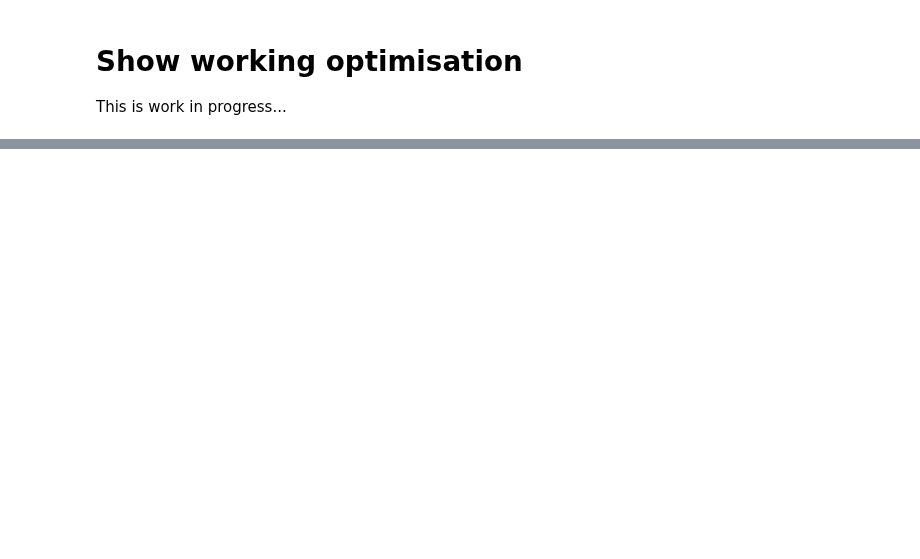
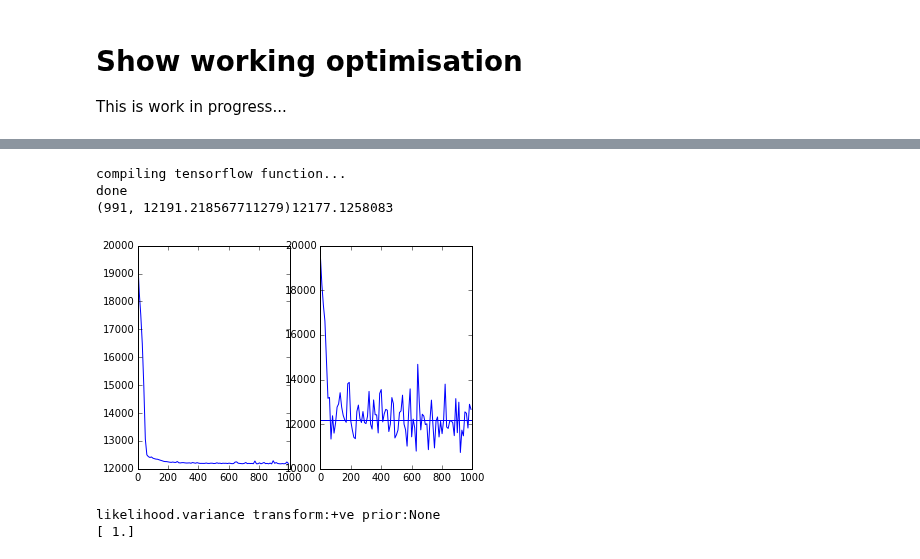
Before and after one commit to GPflow/GPflow, a Jupyter notebook: notebooks/svi_test.ipynb, the cells around one changed output, grey strips where cells are left out. Cells and saved outputs as stored; diff of their text form; code cells hidden in the pictures; blank space fills up the shorter version.

Commit message:
SVI working with hacked optimisers (no float32 hack yet).

```diff
--- a/notebooks/svi_test.ipynb
+++ b/notebooks/svi_test.ipynb
@@ -106,0 +127,15 @@ class DGradientDescentOptimizer(tf.train.GradientDescentOptimizer):
+# %%
+m = init()
+m.minibatch = 100
+h = opthist(m, gap=10)
+m.optimize(callback=h.iteration, method=DGradientDescentOptimizer(tf.constant(0.0001, tf.float64)), max_iters=1000)
+plt.subplot(121); plt.plot(h.ilist, h.flist)
+plt.subplot(122); plt.plot(h.ilist, h.sflist)
+m.minibatch = None
+plt.axhline(m._objective(m.get_free_state())[0])
+print m._objective(m.get_free_state())[0]
+# %% [output]
+compiling tensorflow function...
+done
+(991, 12191.218567711279)12177.1258083
+[figure, added]
@@ -107,3 +144,8 @@ class DGradientDescentOptimizer(tf.train.GradientDescentOptimizer):
+# %%
+print m.likelihood
+# %% [output]
+likelihood.variance transform:+ve prior:None
+[ 1.]
 # %%
 opt_list = [{"method": "L-BFGS-B", "minibatch": len(X)},
             {"method": tf.train.AdamOptimizer(), "cast": True, "minibatch": 1000},
```
Also changed, not shown: parts of 12 cells of this notebook, 1 other file.
